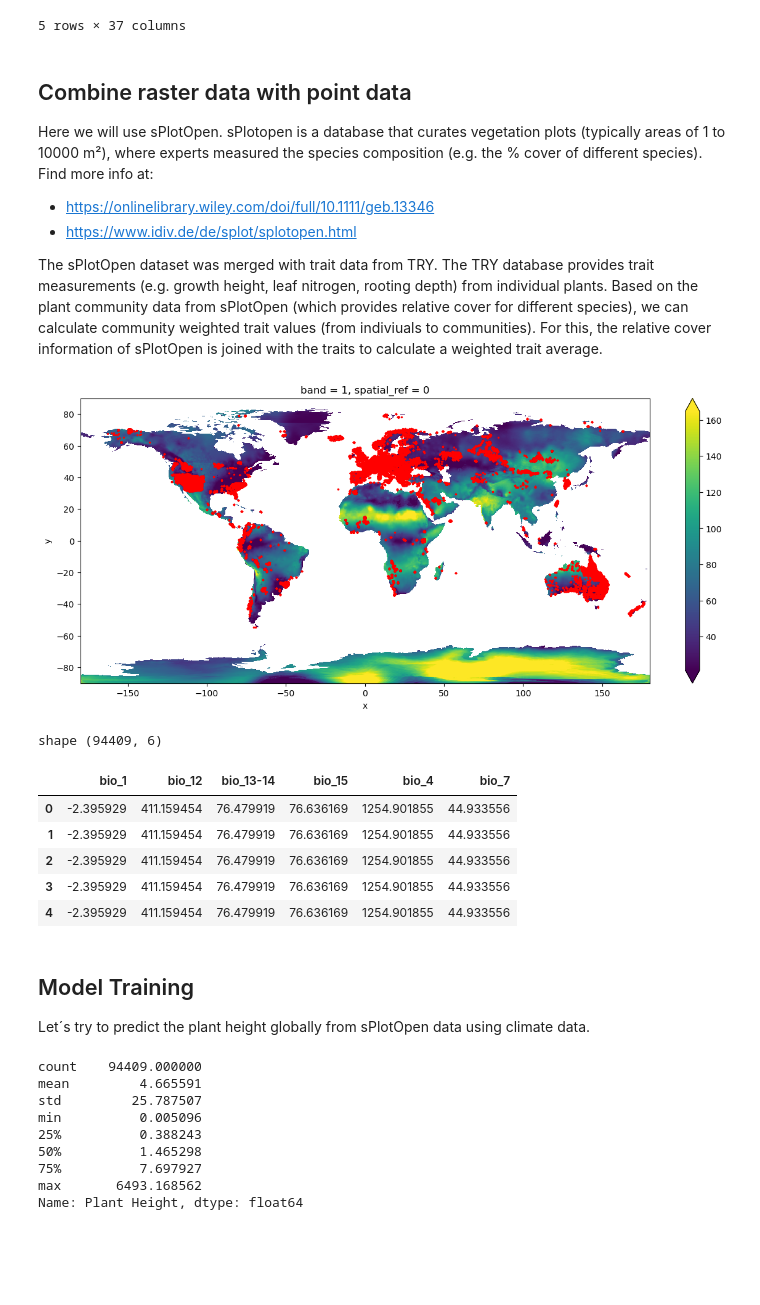
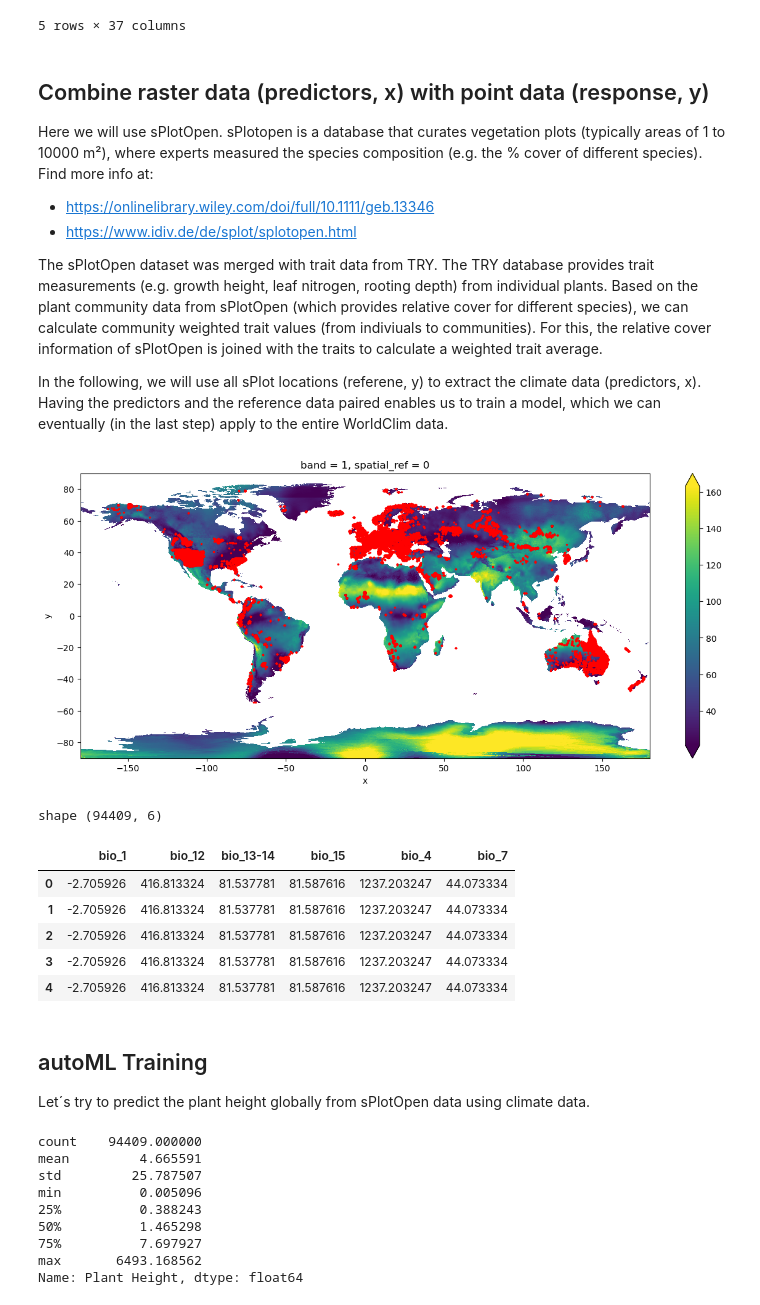
Before and after one commit to GeoSense-Freiburg/teach_2024_msc_envscience_remote_sensing_and_geoinformatics, a Jupyter notebook: 01_earth_observation_data/04_earth_observation_products_automl.ipynb, the cells around one changed output. Drawn from its saved outputs; the diff is of its cells as text; code cells hidden in the pictures; blank space fills up the shorter version.

```diff
--- a/01_earth_observation_data/04_earth_observation_products_automl.ipynb
+++ b/01_earth_observation_data/04_earth_observation_products_automl.ipynb
@@ -37,6 +50,6 @@ os.chdir(working_directory)
 ## Load and prepare the predictors (x, raster data)
 This is the data we will use to extrapolate our target variable (response)
 # %%
-worldclim_files = glob.glob('data/earth_obseration_products/worldclim/**/*.tif', recursive=True)
+worldclim_files = glob.glob('data/earth_obseration_products/worldclim_res/**/*.tif', recursive=True)
 worldclim_files
 # %% [output]
@@ -100,0 +93,5 @@ splot.head()
+# %%
+
+# This dataset was added recently - please download it from https://drive.google.com/file/d/1-PNVuR6eblGAjlkyPwAwH-pmjZDwmkEa/view?usp=sharing
+splot = pd.read_csv("data/sPlotOpen_original_3474_76_Dataset/sPlotOpen_TRYgapfilled_cwm.csv")
+splot.head()
@@ -148,11 +158,13 @@ splot.head()
 | 4 | 22 | NaN | 62.42 | -154.18 | 7424.037901 | 15.483192 | ... |
 5 rows × 37 columns
 # %% [markdown]
-## Combine raster data with point data
+## Combine raster data (predictors, x) with point data (response, y)
 Here we will use sPlotOpen. sPlotopen is a database that curates vegetation plots (typically areas of 1 to 10000 m²), where experts measured the species composition (e.g. the % cover of different species).
 Find more info at:
 * https://onlinelibrary.wiley.com/doi/full/10.1111/geb.13346
 * https://www.idiv.de/de/splot/splotopen.html
 
 The sPlotOpen dataset was merged with trait data from TRY. The TRY database provides trait measurements (e.g. growth height, leaf nitrogen, rooting depth) from individual plants. Based on the plant community data from sPlotOpen (which provides relative cover for different species), we can calculate community weighted trait values (from indiviuals to communities). For this, the relative cover information of sPlotOpen is joined with the traits to calculate a weighted trait average.
+
+In the following, we will use all sPlot locations (referene, y) to extract the climate data (predictors, x). Having the predictors and the reference data paired enables us to train a model, which we can eventually (in the last step) apply to the entire WorldClim data.
 # %%
@@ -167,10 +179,10 @@ worldclim[layer].plot(vmin=worldclim[layer].quantile(0.05), vmax=worldclim[layer
 splotgdf.plot(ax=plt.gca(), color='r', markersize=2)
 plt.show()
 # %% [output]
-[figure, old version]
+[figure, new version]
 # %%
 # extract the pixel information at each sPlotOpen plot location
-extracts = pd.DataFrame()
+predictors = pd.DataFrame()
 os.makedirs("temp", exist_ok=True)
 
 for layer in worldclim.keys():
@@ -179,20 +191,20 @@ for layer in worldclim.keys():
         coords = [(x.x, x.y) for x in splotgdf.geometry]
         values = list(src.sample(coords))
         values = np.asarray(values)
-        extracts[layer] = pd.DataFrame(values, columns=[layer])
+        predictors[layer] = pd.DataFrame(values, columns=[layer])
 # %%
-print("shape", extracts.shape)
-extracts.head()
+print("shape", predictors.shape)
+predictors.head()
 # %% [output]
 shape (94409, 6)
 |  | bio_1 | bio_12 | bio_13-14 | bio_15 | bio_4 | bio_7 |
-| 0 | -2.395929 | 411.159454 | 76.479919 | 76.636169 | 1254.901855 | 44.933556 |
-| 1 | -2.395929 | 411.159454 | 76.479919 | 76.636169 | 1254.901855 | 44.933556 |
-| 2 | -2.395929 | 411.159454 | 76.479919 | 76.636169 | 1254.901855 | 44.933556 |
-| 3 | -2.395929 | 411.159454 | 76.479919 | 76.636169 | 1254.901855 | 44.933556 |
-| 4 | -2.395929 | 411.159454 | 76.479919 | 76.636169 | 1254.901855 | 44.933556 |
+| 0 | -2.705926 | 416.813324 | 81.537781 | 81.587616 | 1237.203247 | 44.073334 |
+| 1 | -2.705926 | 416.813324 | 81.537781 | 81.587616 | 1237.203247 | 44.073334 |
+| 2 | -2.705926 | 416.813324 | 81.537781 | 81.587616 | 1237.203247 | 44.073334 |
+| 3 | -2.705926 | 416.813324 | 81.537781 | 81.587616 | 1237.203247 | 44.073334 |
+| 4 | -2.705926 | 416.813324 | 81.537781 | 81.587616 | 1237.203247 | 44.073334 |
 # %% [markdown]
-## Model Training
+## autoML Training
 Let´s try to predict the plant height globally from sPlotOpen data using climate data.
 # %%
 label = 'Plant Height'
```
Also changed, not shown: parts of 36 cells of this notebook, 2 other files.
